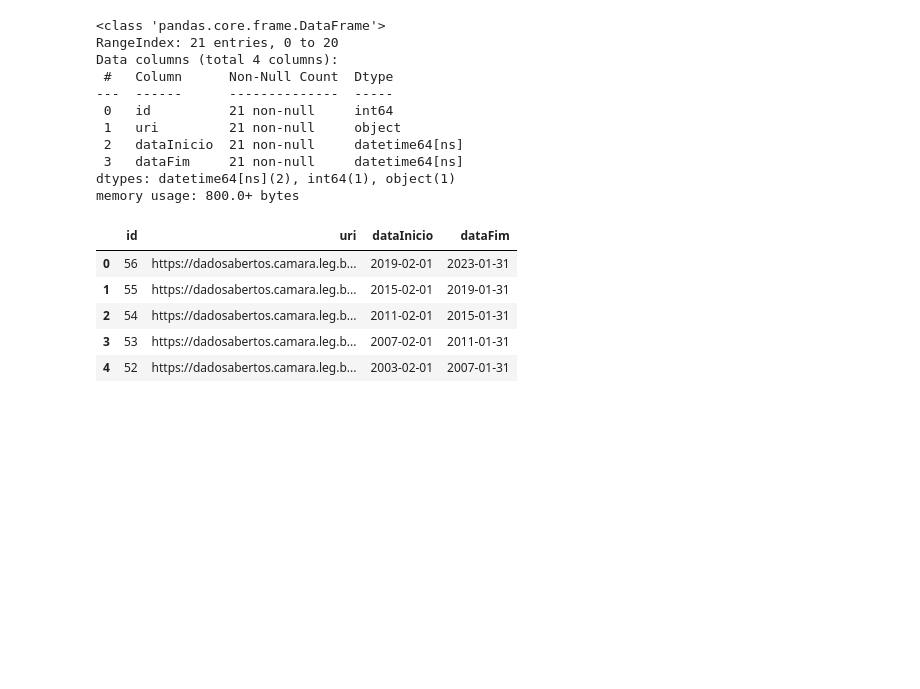
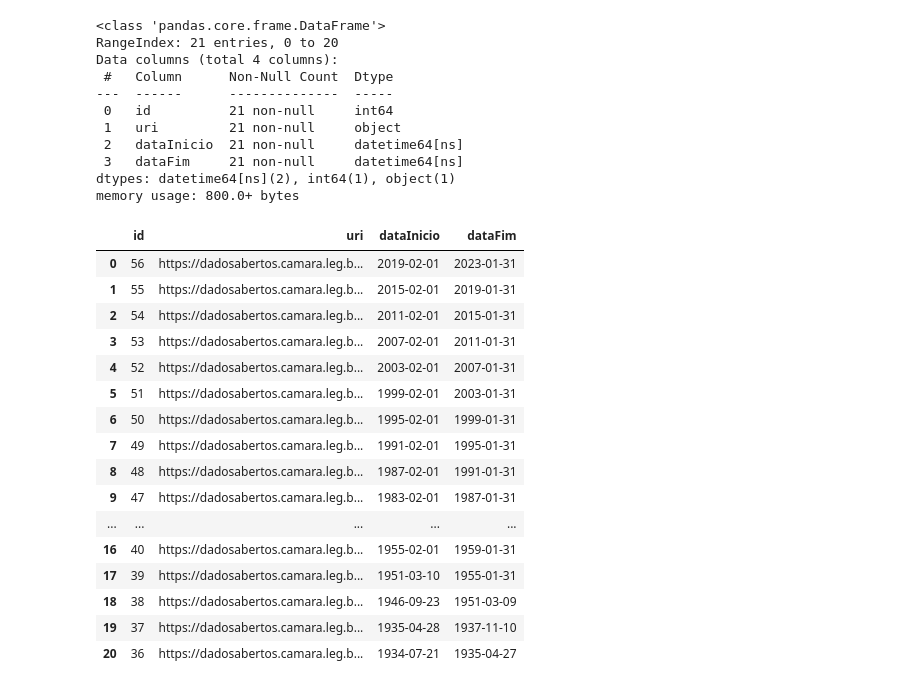
Before and after one commit to cecivieira/cotas-genero-eleicoes-e-proposicoes-legislativas, a Jupyter notebook: tratamento-dados/tratamento-legislaturas.ipynb, the cells around one changed output. Cells and saved outputs as stored; diff of their text form; code cells hidden in the pictures; blank space fills up the shorter version.

```diff
--- a/tratamento-dados/tratamento-legislaturas.ipynb
+++ b/tratamento-dados/tratamento-legislaturas.ipynb
@@ -22,14 +22,25 @@ Data columns (total 4 columns):
 dtypes: datetime64[ns](2), int64(1), object(1)
 memory usage: 800.0+ bytes
 # %%
-df_legislaturas.head()
+df_legislaturas
 # %% [output]
 |  | id | uri | dataInicio | dataFim |
 | 0 | 56 | https://dadosabertos.camara.leg.b... | 2019-02-01 | 2023-01-31 |
 | 1 | 55 | https://dadosabertos.camara.leg.b... | 2015-02-01 | 2019-01-31 |
 | 2 | 54 | https://dadosabertos.camara.leg.b... | 2011-02-01 | 2015-01-31 |
 | 3 | 53 | https://dadosabertos.camara.leg.b... | 2007-02-01 | 2011-01-31 |
 | 4 | 52 | https://dadosabertos.camara.leg.b... | 2003-02-01 | 2007-01-31 |
+| 5 | 51 | https://dadosabertos.camara.leg.b... | 1999-02-01 | 2003-01-31 |
+| 6 | 50 | https://dadosabertos.camara.leg.b... | 1995-02-01 | 1999-01-31 |
+| 7 | 49 | https://dadosabertos.camara.leg.b... | 1991-02-01 | 1995-01-31 |
+| 8 | 48 | https://dadosabertos.camara.leg.b... | 1987-02-01 | 1991-01-31 |
+| 9 | 47 | https://dadosabertos.camara.leg.b... | 1983-02-01 | 1987-01-31 |
+| ... | ... | ... | ... | ... |
+| 16 | 40 | https://dadosabertos.camara.leg.b... | 1955-02-01 | 1959-01-31 |
+| 17 | 39 | https://dadosabertos.camara.leg.b... | 1951-03-10 | 1955-01-31 |
+| 18 | 38 | https://dadosabertos.camara.leg.b... | 1946-09-23 | 1951-03-09 |
+| 19 | 37 | https://dadosabertos.camara.leg.b... | 1935-04-28 | 1937-11-10 |
+| 20 | 36 | https://dadosabertos.camara.leg.b... | 1934-07-21 | 1935-04-27 |
 # %%
 df_legislaturas['dataInicio'] = df_legislaturas['dataInicio'].dt.year
 # %%
```
Also changed, not shown: 6 other files.
